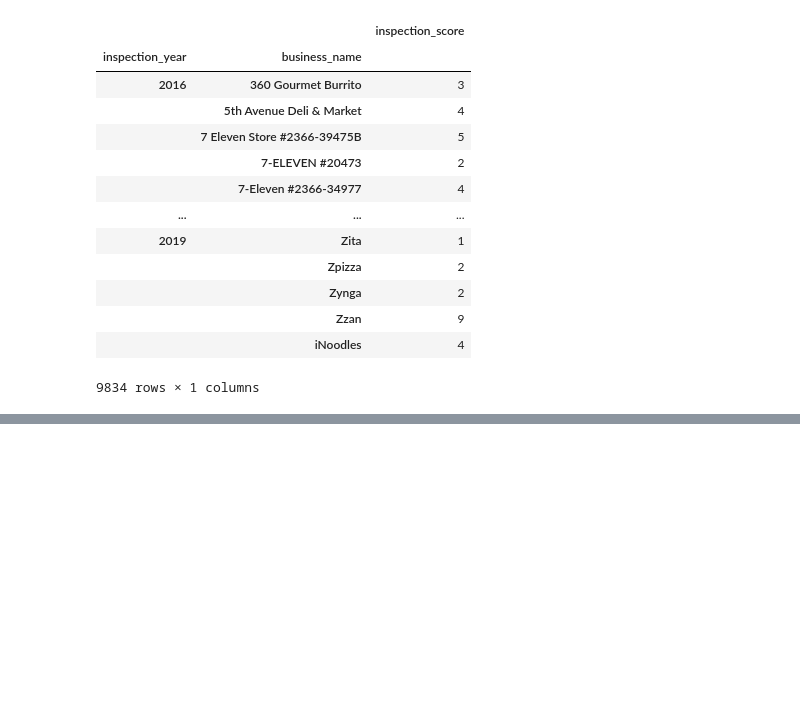
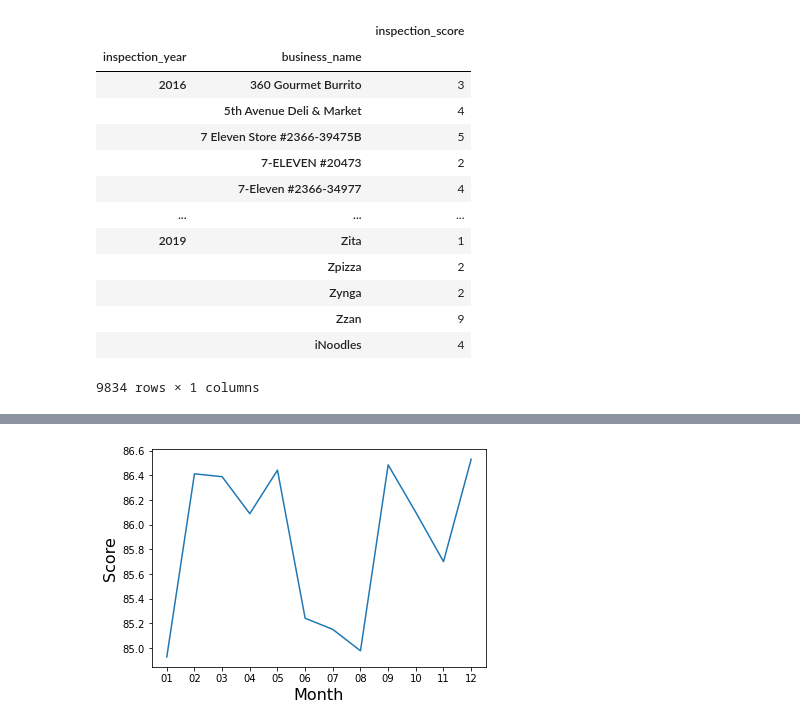
Before and after one commit to jrthompson25/Capstone-Project, a Jupyter notebook: Notebooks/capstone_restaurant_inspections_sanfran.ipynb, the cells around one changed output, grey strips where cells are left out. Saved outputs shown, nothing was run; the diff lists cells and outputs as text; code cells hidden in the pictures; blank space fills up the shorter version.

Commit message:
Adding visualizations - San Francisco

```diff
--- a/Notebooks/capstone_restaurant_inspections_sanfran.ipynb
+++ b/Notebooks/capstone_restaurant_inspections_sanfran.ipynb
@@ -1423,0 +1462,15 @@ popPerZip
+# %%
+#Average Score: 2016-2019
+years = sanFranInspectsAndZips[sanFranInspectsAndZips['inspection_year'].isin(['2016', '2017', '2018', '2019'])]
+avgScorePerMonth = years.groupby('inspection_month')['inspection_score'].mean().to_frame()
+avgScorePerMonth = avgScorePerMonth.rename(columns={'inspection_score' : 'score'})
+avgScorePerMonth = avgScorePerMonth.reset_index()
+avgScorePerMonth
+
+#Line chart
+plt.plot(avgScorePerMonth.inspection_month, avgScorePerMonth.score)
+plt.xlabel('Month', fontsize=16)
+plt.ylabel('Score', fontsize=16)
+plt.show()
+# %% [output]
+[figure, added]
```
Also changed, not shown: parts of 20 cells of this notebook.
